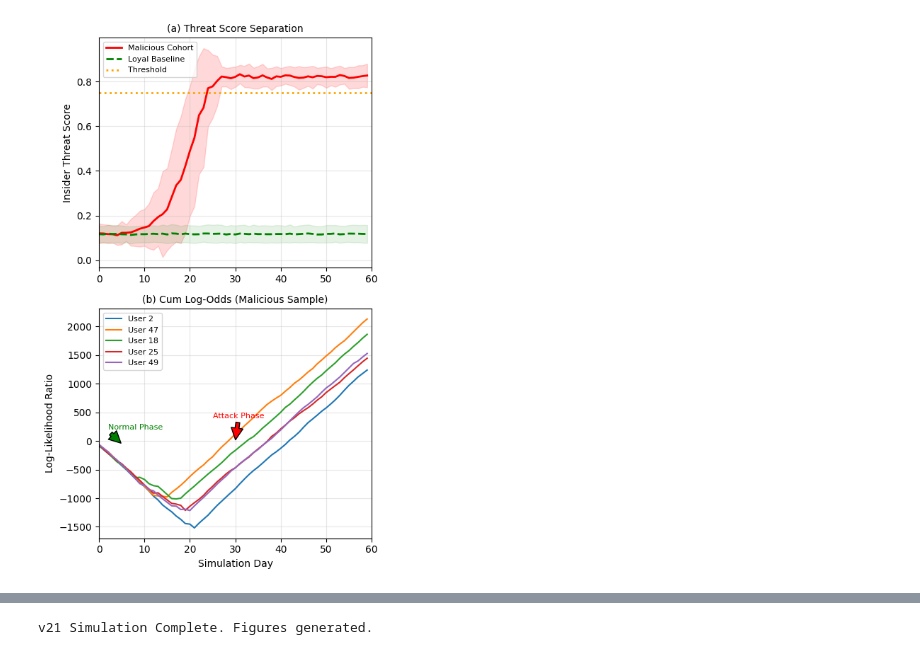
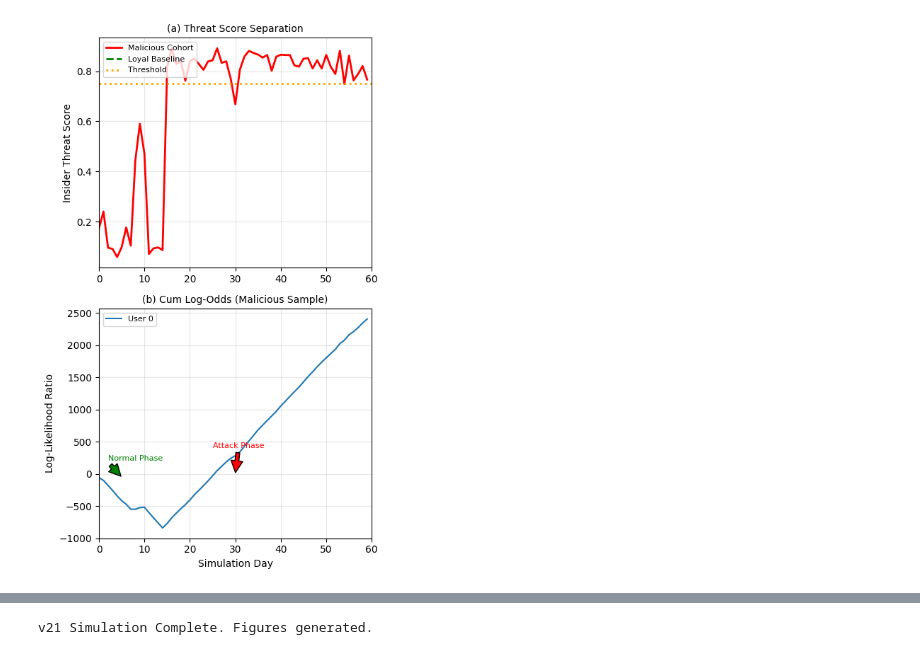
Before and after one commit to javedmshah/btce_insiderthreatmodel, a Jupyter notebook: project/deeper_sim_behavior.ipynb, the cells around one changed output, grey strips where cells are left out. Cells and saved outputs as stored; diff of their text form; code cells hidden in the pictures.

Commit message:
spike

```diff
--- a/project/deeper_sim_behavior.ipynb
+++ b/project/deeper_sim_behavior.ipynb
@@ -27,12 +27,12 @@ class ChannelMetadata:
     severity: float
 
 # Experiment Config
-NUM_USERS = 500
-PCT_MAL = 0.1    # 20% Malicious (10 users)
+NUM_USERS = 1
+PCT_MAL = 1    # 20% Malicious (10 users)
 HORIZON = 60
 THRESHOLD = 0.75
 N_MEMBERS = 25
-F_TRAITORS = 10
+F_TRAITORS = 3
 SACC_GAMMA = 0.05 # Clipping radius
 
 # ============================================================================
@@ -363,6 +363,39 @@ class VisualizationSuite:
         plt.savefig("fig1-dynamics.png")
 
     @staticmethod
+    def find_suspicious_spikes(series, min_height=0.15, min_drop=0.10, window=5):
+        """
+        Detect 'suspicious' peaks in a 1D time series.
+
+        A point i is flagged as a spike if:
+          - series[i] >= min_height,
+          - series[i] is a local maximum (>= neighbors),
+          - within the next `window` steps, the value drops by at least `min_drop`.
+
+        Returns
+        -------
+        list of int
+            Indices of detected spike locations.
+        """
+        import numpy as np
+
+        s = np.asarray(series, dtype=float)
+        n = len(s)
+        spikes = []
+
+        for i in range(1, n - window - 1):
+            if s[i] < min_height:
+                continue
+            if not (s[i] >= s[i - 1] and s[i] >= s[i + 1]):
+                continue
+            future_min = np.min(s[i+1:i+1+window])
+            if s[i] - future_min >= min_drop:
+                spikes.append(i)
+
+        return spikes
+
+
+    @staticmethod
     def plot_fig2_byz_robustness(df):
         """
         Figure 2: Robustness to Byzantine certifiers for a representative
@@ -429,6 +462,53 @@ class VisualizationSuite:
             linewidth=1.5,
             label=r'Intervention threshold $\theta_{\mathrm{critical}}$'
         )
+
+        # -------- NEW: arrow probe for suspicious spike -----------------
+        # Use system belief for spikes; you can switch to honest_smooth if preferred.
+        # -------- mark negligence peaks: one label, arrows to each peak -----
+        spikes = VisualizationSuite.find_suspicious_spikes(
+            d['P_Detect'].values,
+            #honest_smooth.values,
+            min_height=0.15,
+            min_drop=0.10,
+            window=5,
+        )
+
+        if spikes:
+            # choose the highest spike as the canonical negligence episode
+            best_idx = max(spikes, key=lambda i: d['P_Detect'].iloc[i])
+            x_spike = d['Day'].iloc[best_idx]
+            y_spike = d['P_Detect'].iloc[best_idx]
+
+            # nice-looking label position (tweak if needed)
+            x_label = x_spike - 5
+            y_label = min(y_spike + 0.25, 0.95)
+
+            # small circle on the red curve
+            """ax.scatter(
+                x_spike,
+                y_spike,
+                s=30,
+                facecolors='none',
+                edgecolors='red',
+                linewidths=1.2,
+                zorder=5,
+            )"""
+
+            # one arrow + text
+            ax.annotate(
+                'negligence',
+                xy=(x_spike, y_spike),
+                xytext=(x_label, y_label),
+                textcoords='data',
+                fontsize=8,
+                ha='left',
+                va='bottom',
+                arrowprops=dict(
+                    arrowstyle='->',
+                    linewidth=1.0,
+                ),
+            )
 
         ax.set_title(f"Robustness to Byzantine Certifiers (traitors: {F_TRAITORS})",
                     fontsize=10)
@@ -541 +621 @@ Noisiest Malicious User: 5 (Peak ITS: 0.9315)
-[figure, old version]
+[figure, new version]
```
Also changed, not shown: parts of 1 cell of this notebook, 3 other files.
